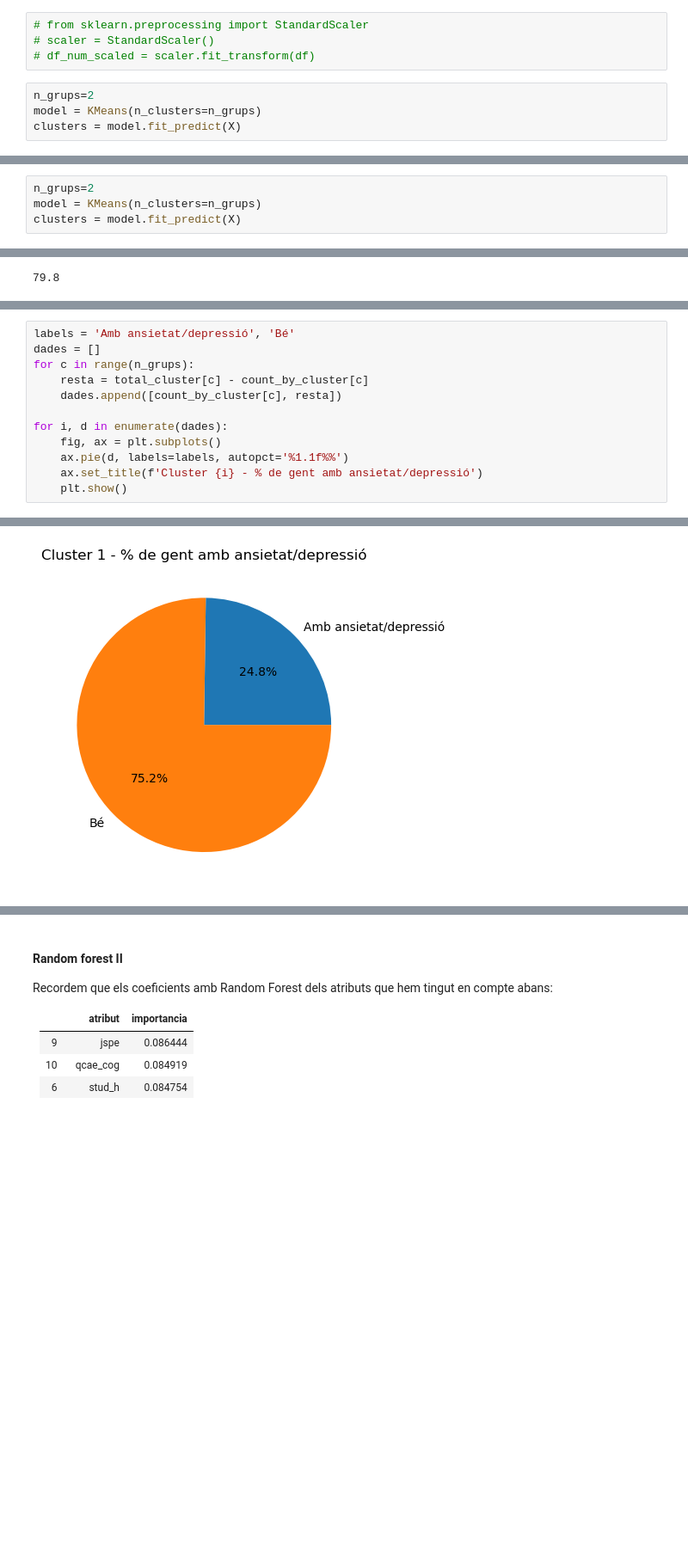
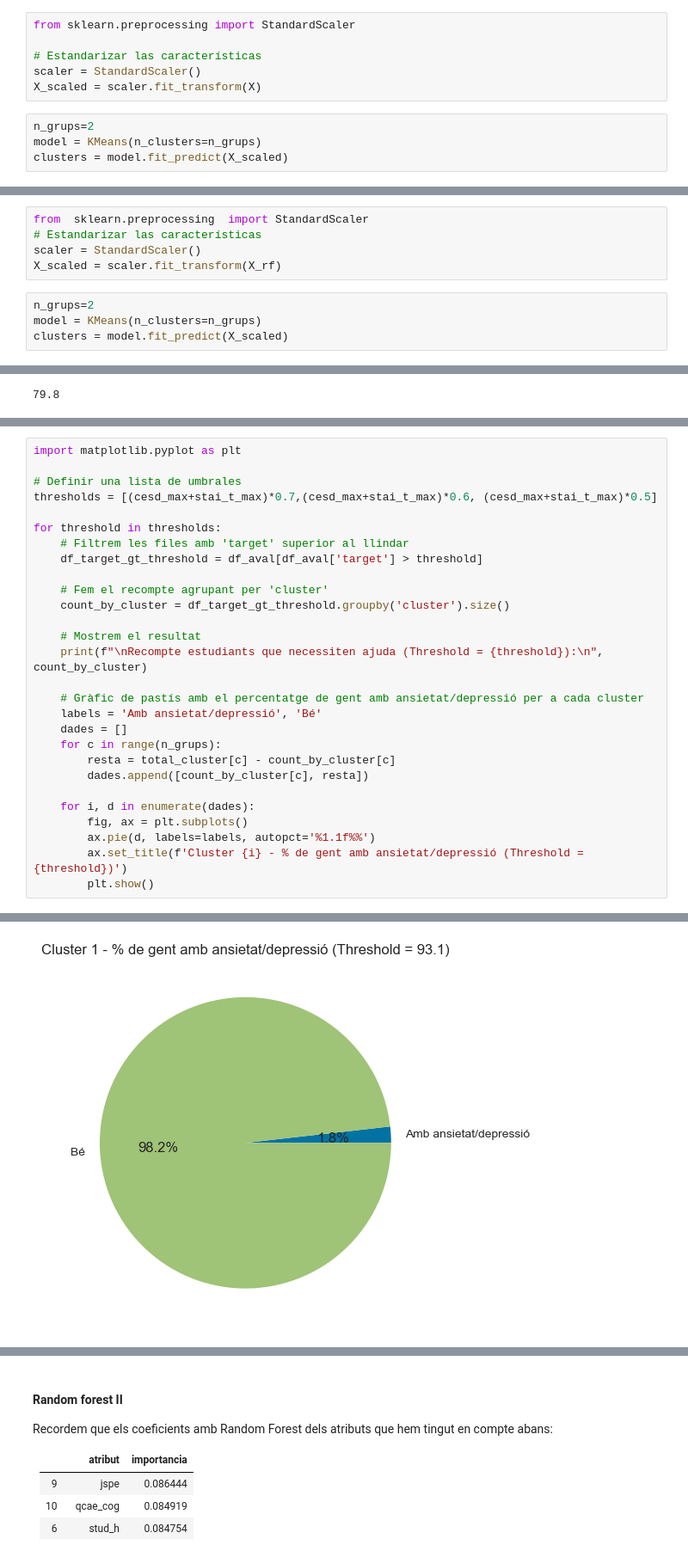
Before and after one commit to DCC-UAB/ACproject-07, a Jupyter notebook: codi/KMeans.ipynb, the cells around one changed output, grey strips where cells are left out. Shown at 86% size. Drawn from its saved outputs; the diff is of its cells as text; blank space fills up the shorter version.

```diff
--- a/codi/KMeans.ipynb
+++ b/codi/KMeans.ipynb
@@ -22,13 +22,15 @@ Fent 2 agrupacions per determinar si necessiten o no assitència mèdica.
 from sklearn.cluster import KMeans
 import matplotlib.pyplot as plt
 # %%
-# from sklearn.preprocessing import StandardScaler
-# scaler = StandardScaler()
-# df_num_scaled = scaler.fit_transform(df)
+from sklearn.preprocessing import StandardScaler
+
+# Estandarizar las características
+scaler = StandardScaler()
+X_scaled = scaler.fit_transform(X)
 # %%
 n_grups=2
 model = KMeans(n_clusters=n_grups)
-clusters = model.fit_predict(X)
+clusters = model.fit_predict(X_scaled)
 # %%
 df_clustered = X.copy()
 df_clustered['cluster'] = clusters
@@ -219,10 +262,15 @@ y = df['target']
 # %%
 # X Random Forest
 X_rf = X[['jspe', 'qcae_cog', 'stud_h', 'qcae_aff', 'mbi_ex', 'amsp', 'erec_mean', 'mbi_ea', 'mbi_cy', 'age']]
+# %%
+from  sklearn.preprocessing  import StandardScaler
+# Estandarizar las características
+scaler = StandardScaler()
+X_scaled = scaler.fit_transform(X_rf)
 # %%
 n_grups=2
 model = KMeans(n_clusters=n_grups)
-clusters = model.fit_predict(X)
+clusters = model.fit_predict(X_scaled)
 # %%
 df_clustered = X_rf.copy()
 df_clustered['cluster'] = clusters
@@ -347,13 +395,29 @@ plt.show()
 # %%
-labels = 'Amb ansietat/depressió', 'Bé'
-dades = []
-for c in range(n_grups):
-    resta = total_cluster[c] - count_by_cluster[c]
-    dades.append([count_by_cluster[c], resta])
+import matplotlib.pyplot as plt
 
-for i, d in enumerate(dades):
-    fig, ax = plt.subplots()
-    ax.pie(d, labels=labels, autopct='%1.1f%%')
-    ax.set_title(f'Cluster {i} - % de gent amb ansietat/depressió')
-    plt.show()
+# Definir una lista de umbrales
+thresholds = [(cesd_max+stai_t_max)*0.7,(cesd_max+stai_t_max)*0.6, (cesd_max+stai_t_max)*0.5]
+
+for threshold in thresholds:
+    # Filtrem les files amb 'target' superior al llindar
+    df_target_gt_threshold = df_aval[df_aval['target'] > threshold]
+
+    # Fem el recompte agrupant per 'cluster'
+    count_by_cluster = df_target_gt_threshold.groupby('cluster').size()
+
+    # Mostrem el resultat
+    print(f"\nRecompte estudiants que necessiten ajuda (Threshold = {threshold}):\n", count_by_cluster)
+
+    # Gràfic de pastís amb el percentatge de gent amb ansietat/depressió per a cada cluster
+    labels = 'Amb ansietat/depressió', 'Bé'
+    dades = []
+    for c in range(n_grups):
+        resta = total_cluster[c] - count_by_cluster[c]
+        dades.append([count_by_cluster[c], resta])
+
+    for i, d in enumerate(dades):
+        fig, ax = plt.subplots()
+        ax.pie(d, labels=labels, autopct='%1.1f%%')
+        ax.set_title(f'Cluster {i} - % de gent amb ansietat/depressió (Threshold = {threshold})')
+        plt.show()
 # %% [output]
@@ -361 +430 @@ for i, d in enumerate(dades):
-[figure, old version]
+[figure, new version]
```
Also changed, not shown: parts of 74 cells of this notebook.
